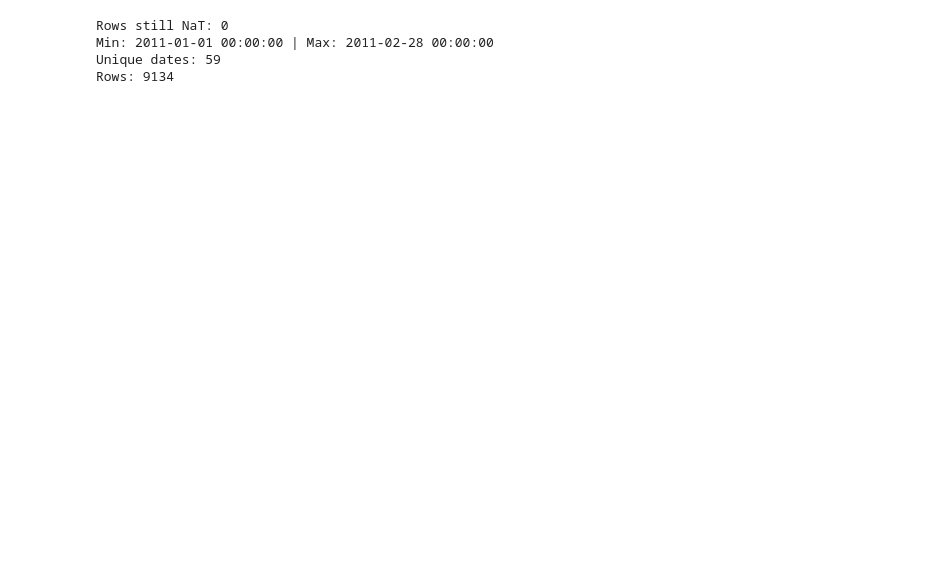
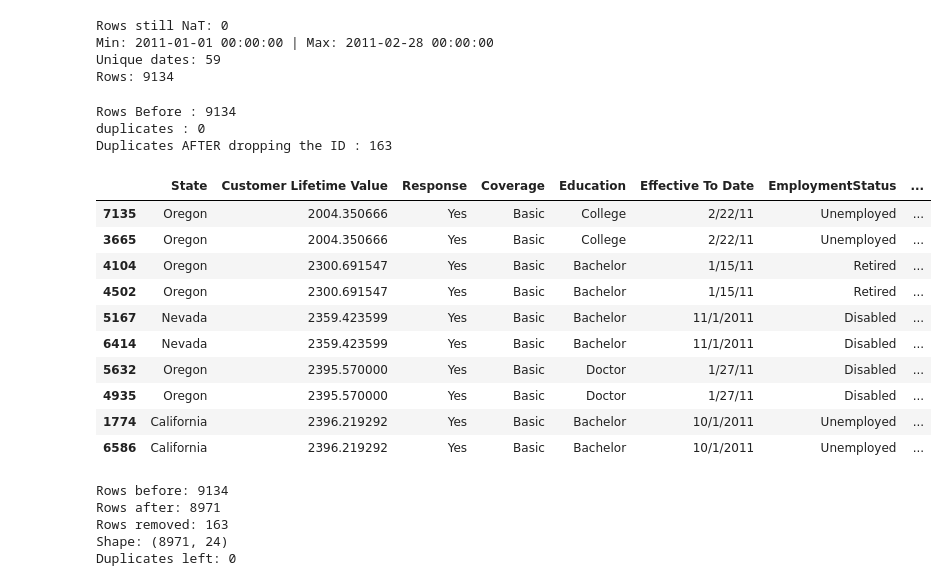
Before and after one commit to devloopcode/customer_lifetime_value_regression, a Jupyter notebook: customer_lifetime_value.ipynb, the cells around one changed output. Drawn from its saved outputs; the diff is of its cells as text; code cells hidden in the pictures; blank space fills up the shorter version.

Commit message:
drop ID, remove duplicates before split

```diff
--- a/customer_lifetime_value.ipynb
+++ b/customer_lifetime_value.ipynb
@@ -175,3 +175,44 @@ Rows still NaT: 0
 Min: 2011-01-01 00:00:00 | Max: 2011-02-28 00:00:00
 Unique dates: 59
 Rows: 9134
+# %%
+rows_before = len(df)
+print(f"Rows Before : {rows_before}")
+
+print("duplicates :", df.duplicated().sum())
+
+df_noid = df.drop(columns=["Customer"])
+
+print("Duplicates AFTER dropping the ID :", df_noid.duplicated().sum())
+# %% [output]
+Rows Before : 9134
+duplicates : 0
+Duplicates AFTER dropping the ID : 163
+# %%
+df_noid[df_noid.duplicated(keep=False)].sort_values(by=TARGET_COL).head(10)
+# %% [output]
+|  | State | Customer Lifetime Value | Response | Coverage | Education | Effective To Date | EmploymentStatus | ... |
+| 7135 | Oregon | 2004.350666 | Yes | Basic | College | 2/22/11 | Unemployed | ... |
+| 3665 | Oregon | 2004.350666 | Yes | Basic | College | 2/22/11 | Unemployed | ... |
+| 4104 | Oregon | 2300.691547 | Yes | Basic | Bachelor | 1/15/11 | Retired | ... |
+| 4502 | Oregon | 2300.691547 | Yes | Basic | Bachelor | 1/15/11 | Retired | ... |
+| 5167 | Nevada | 2359.423599 | Yes | Basic | Bachelor | 11/1/2011 | Disabled | ... |
+| 6414 | Nevada | 2359.423599 | Yes | Basic | Bachelor | 11/1/2011 | Disabled | ... |
+| 5632 | Oregon | 2395.570000 | Yes | Basic | Doctor | 1/27/11 | Disabled | ... |
+| 4935 | Oregon | 2395.570000 | Yes | Basic | Doctor | 1/27/11 | Disabled | ... |
+| 1774 | California | 2396.219292 | Yes | Basic | Bachelor | 10/1/2011 | Unemployed | ... |
+| 6586 | California | 2396.219292 | Yes | Basic | Bachelor | 10/1/2011 | Unemployed | ... |
+# %%
+df_clean = df_noid.drop_duplicates()
+
+print("Rows before:", rows_before)
+print("Rows after:", len(df_clean))
+print("Rows removed:", rows_before - len(df_clean))
+print("Shape:", df_clean.shape)
+print("Duplicates left:", df_clean.duplicated().sum())
+# %% [output]
+Rows before: 9134
+Rows after: 8971
+Rows removed: 163
+Shape: (8971, 24)
+Duplicates left: 0
```
Also changed, not shown: 1 other file.
